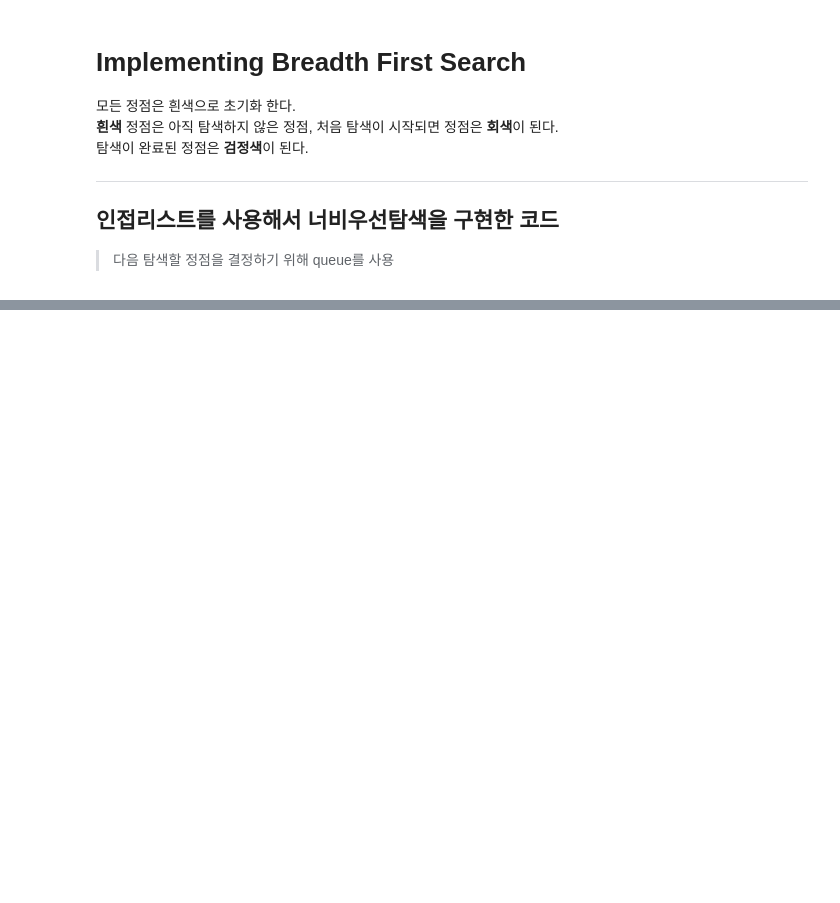
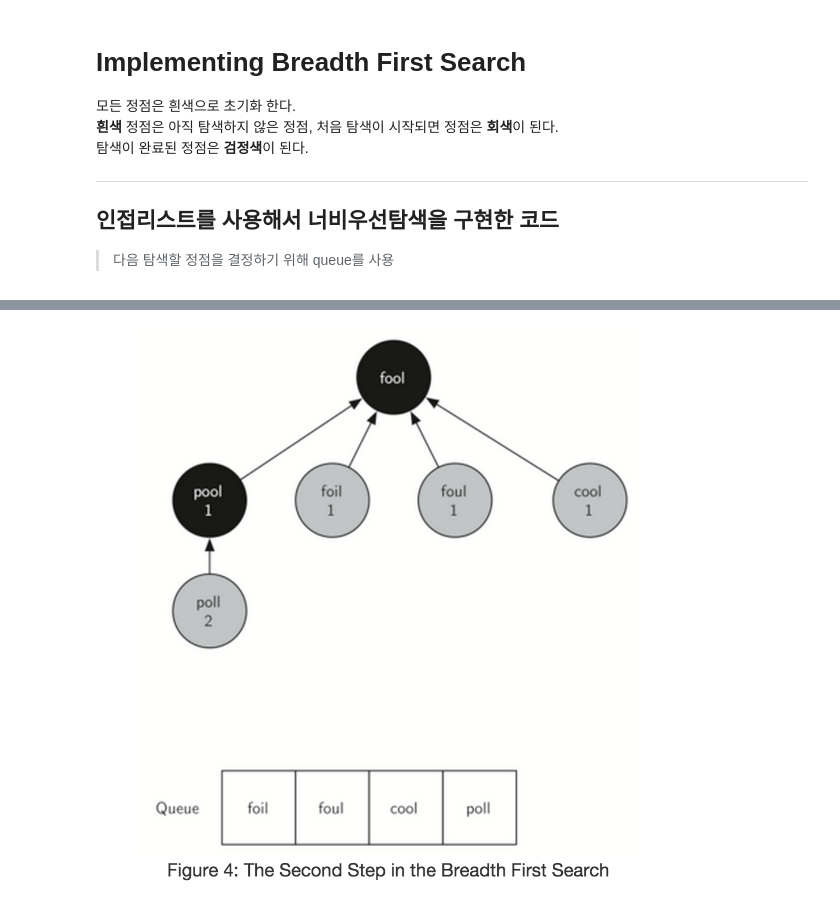
Before and after one commit to jonnung/son-gorithms, a Jupyter notebook: Lecture/6.Graph Algorithm/Implementing-Breadth-First-Search.ipynb, the cells around one changed output, grey strips where cells are left out. Saved outputs shown, nothing was run; the diff lists cells and outputs as text; code cells hidden in the pictures; blank space fills up the shorter version.

```diff
--- a/Lecture/6.Graph Algorithm/Implementing-Breadth-First-Search.ipynb
+++ b/Lecture/6.Graph Algorithm/Implementing-Breadth-First-Search.ipynb
@@ -31,0 +37,4 @@ def bfs(g, start):
+# %%
+Image(filename='images/BFS_Figure4.png', retina=True)
+# %% [output]
+[figure, added]
```
Also changed, not shown: parts of 3 cells of this notebook, 8 other files.
